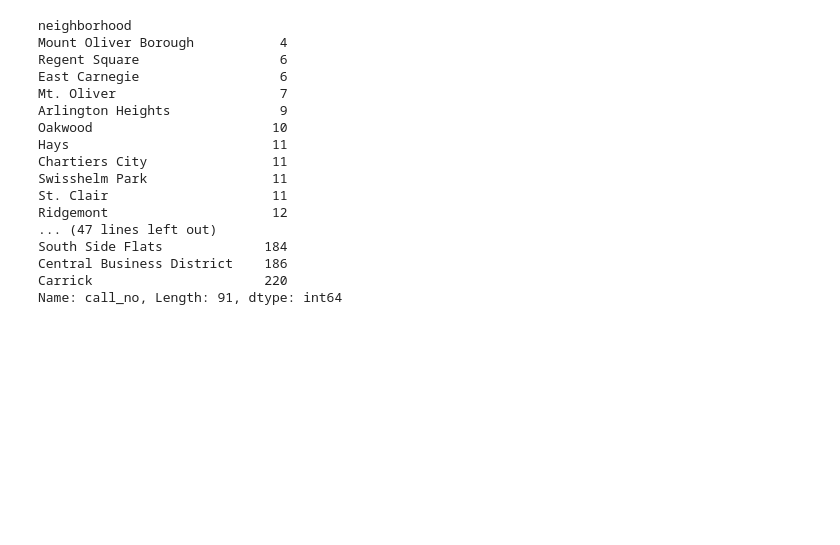
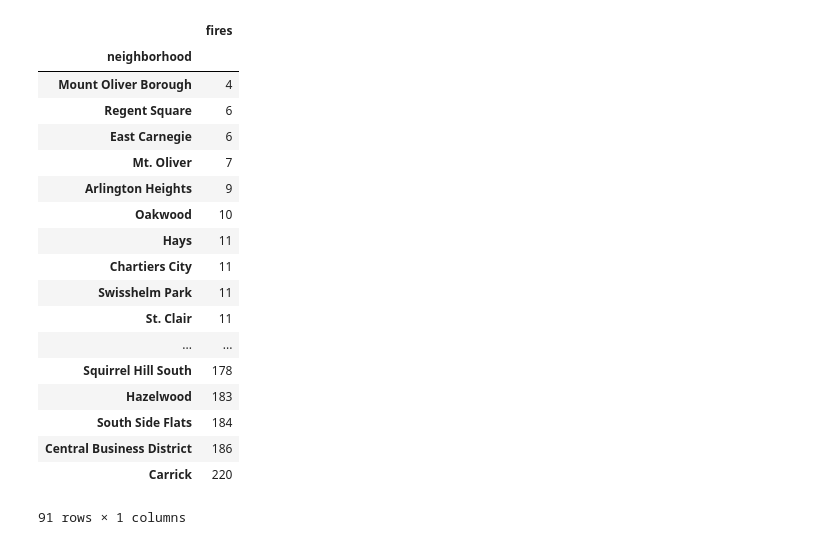
Before and after one commit to arib510/Big-Ideas-Final-Project, a Jupyter notebook: ari_notebook.ipynb, the cells around one changed output. Cells and saved outputs as stored; diff of their text form; code cells hidden in the pictures; blank space fills up the shorter version.

```diff
--- a/ari_notebook.ipynb
+++ b/ari_notebook.ipynb
@@ -16,23 +31,27 @@ Name: PK, dtype: int64
 # %%
 fire = pd.read_csv("fire.csv")
 fire_count = fire.groupby("neighborhood").count()["call_no"]
 fire_count = fire_count.sort_values(ascending = True)
-fire_count.head()
+fire_count_df = fire_count.to_frame()
+fire_count_df.columns=["fires"]
+fire_count_df
 # %% [output]
+|  | fires |
+| neighborhood |  |
+| Mount Oliver Borough | 4 |
+| Regent Square | 6 |
+| East Carnegie | 6 |
+| Mt. Oliver | 7 |
+| Arlington Heights | 9 |
+| Oakwood | 10 |
+| Hays | 11 |
+| Chartiers City | 11 |
+| Swisshelm Park | 11 |
+| St. Clair | 11 |
+| ... | ... |
+| Squirrel Hill South | 178 |
+| Hazelwood | 183 |
+| South Side Flats | 184 |
+| Central Business District | 186 |
+| Carrick | 220 |
-neighborhood
-Mount Oliver Borough           4
-Regent Square                  6
-East Carnegie                  6
-Mt. Oliver                     7
-Arlington Heights              9
-Oakwood                       10
-Hays                          11
-Chartiers City                11
-Swisshelm Park                11
-St. Clair                     11
-Ridgemont                     12
-... (47 lines left out)
-South Side Flats             184
-Central Business District    186
-Carrick                      220
-Name: call_no, Length: 91, dtype: int64
+91 rows × 1 columns
```
Also changed, not shown: parts of 4 cells of this notebook.
